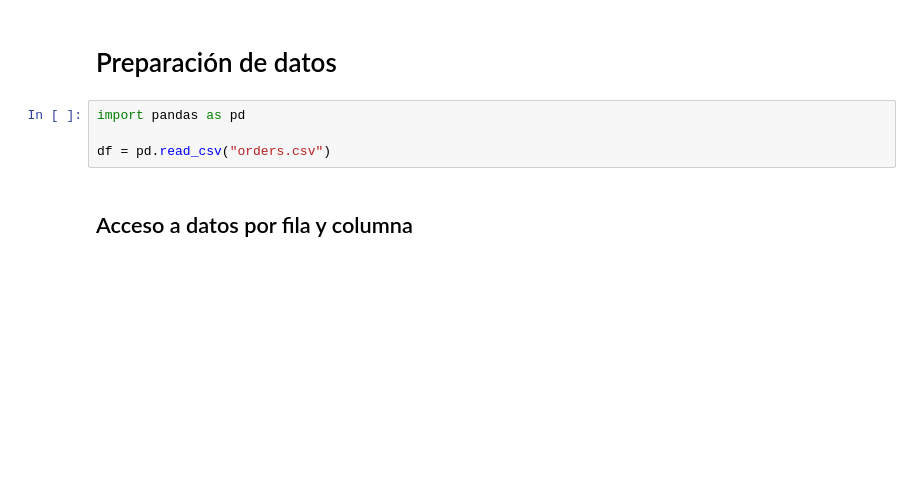
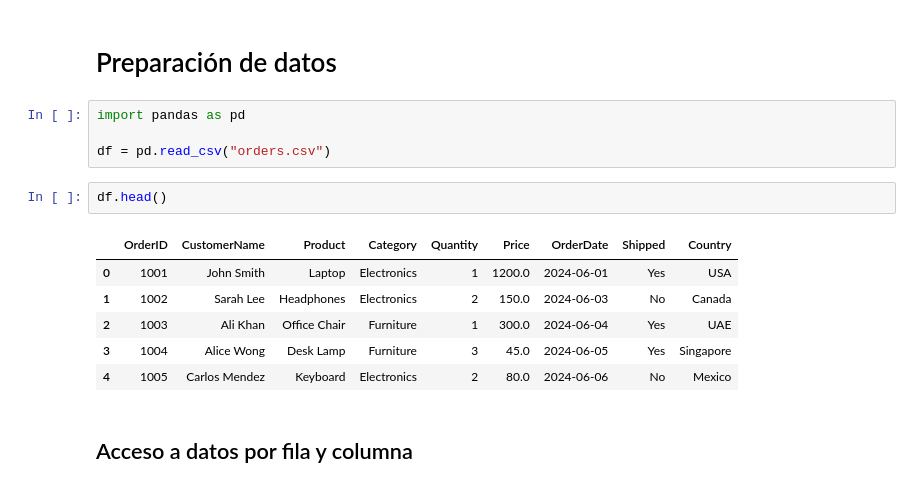
Before and after one commit to DevGandara/pandas-practice, a Jupyter notebook: topics/02-selection-filtering.ipynb, the cells around one changed output. Cells and saved outputs as stored; diff of their text form; blank space fills up the shorter version.

```diff
--- a/topics/02-selection-filtering.ipynb
+++ b/topics/02-selection-filtering.ipynb
@@ -4,6 +4,15 @@
 import pandas as pd
 
 df = pd.read_csv("orders.csv")
+# %%
+df.head()
+# %% [output]
+|  | OrderID | CustomerName | Product | Category | Quantity | Price | OrderDate | Shipped | Country |
+| 0 | 1001 | John Smith | Laptop | Electronics | 1 | 1200.0 | 2024-06-01 | Yes | USA |
+| 1 | 1002 | Sarah Lee | Headphones | Electronics | 2 | 150.0 | 2024-06-03 | No | Canada |
+| 2 | 1003 | Ali Khan | Office Chair | Furniture | 1 | 300.0 | 2024-06-04 | Yes | UAE |
+| 3 | 1004 | Alice Wong | Desk Lamp | Furniture | 3 | 45.0 | 2024-06-05 | Yes | Singapore |
+| 4 | 1005 | Carlos Mendez | Keyboard | Electronics | 2 | 80.0 | 2024-06-06 | No | Mexico |
 # %% [markdown]
 ## Acceso a datos por fila y columna
 # %%
```
Also changed, not shown: parts of 1 cell of this notebook.
